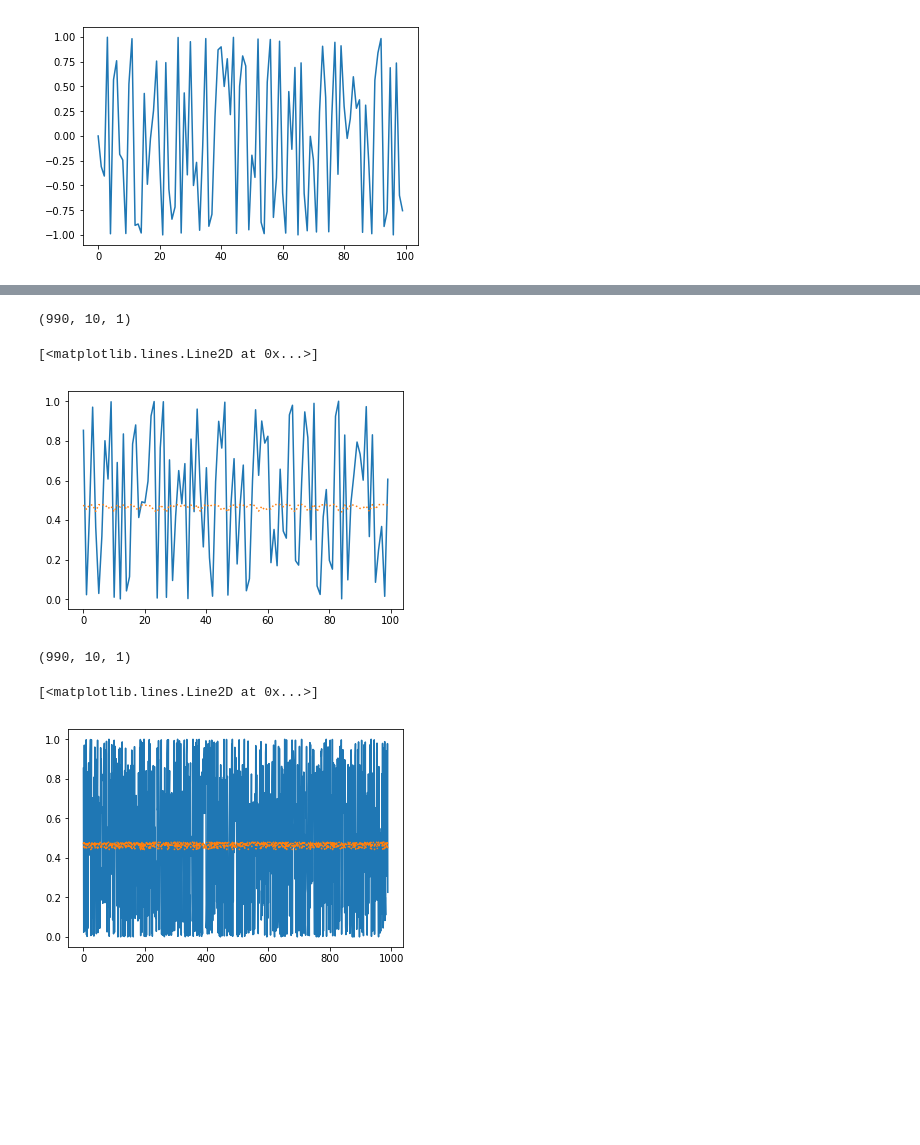
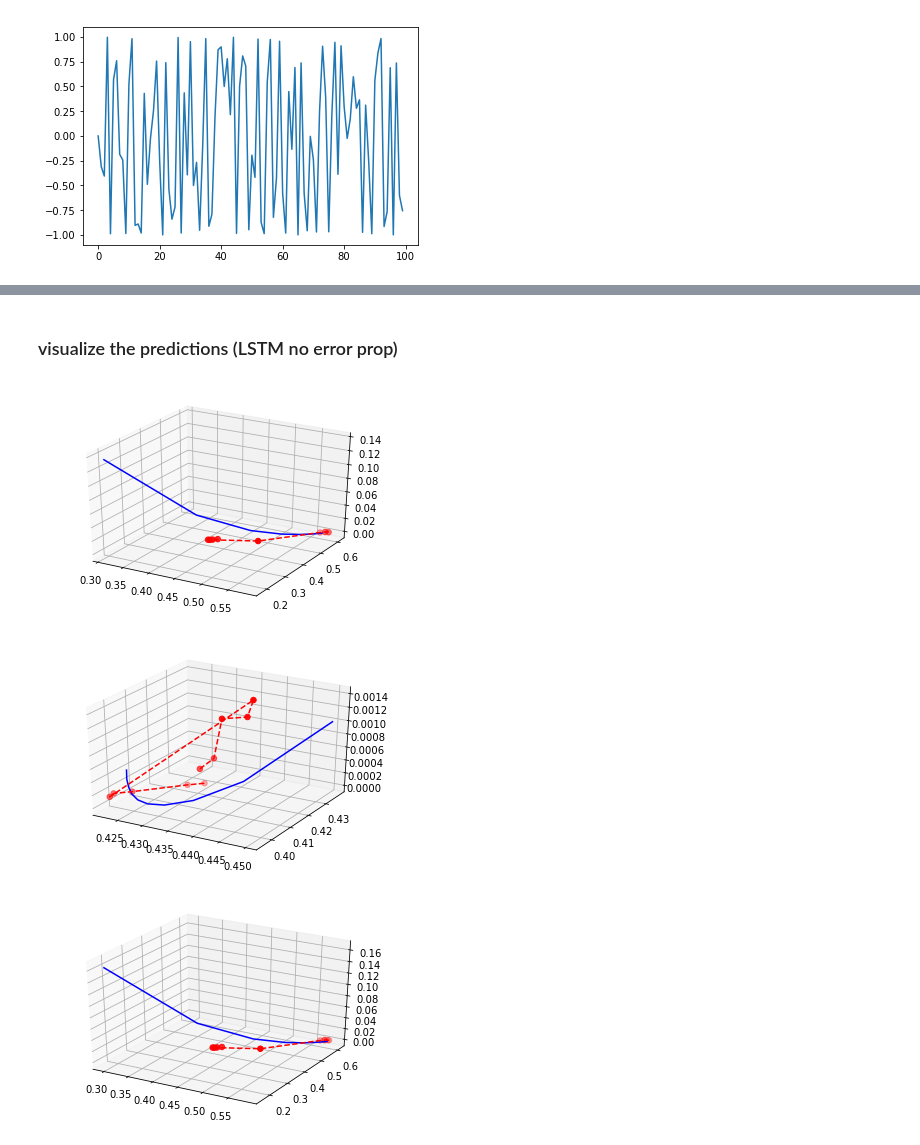
Before and after one commit to yuqirose/TensorRNN, a Jupyter notebook: experiments/test_rnn.ipynb, the cells around one changed output, grey strips where cells are left out. Saved outputs shown, nothing was run; the diff lists cells and outputs as text; code cells hidden in the pictures; blank space fills up the shorter version.

```diff
--- a/experiments/test_rnn.ipynb
+++ b/experiments/test_rnn.ipynb
@@ -188,26 +220,24 @@ Testing Loss: 0.117078
-# %%
-%matplotlib inline
-import matplotlib.pyplot as plt
-
-y_pred = vals["pred"]
-y_true = vals["true"]
-print((y_pred.shape))
-plt.plot(y_true[:100,0,:],'-')
-plt.plot(y_pred[:100,0,:],':')
-# %% [output]
-(990, 10, 1)
-[<matplotlib.lines.Line2D at 0x...>]
-[figure, removed]
-# %%
-%matplotlib inline
-import matplotlib.pyplot as plt
-
-y_pred = vals["pred"]
-y_true = vals["true"]
-print((y_pred.shape))
-plt.plot(y_true[:,0,:],'-')
-plt.plot(y_pred[:,0,:],':')
-# %% [output]
-(990, 10, 1)
-[<matplotlib.lines.Line2D at 0x...>]
-[figure, removed]
+# %% [markdown]
+### visualize the predictions (LSTM no error prop)
+# %%
+%matplotlib inline
+import matplotlib.pyplot as plt
+from mpl_toolkits.mplot3d import Axes3D
+
+
+def plot_sample(pred, true, sample_id):
+    fig = plt.figure()
+    ax = fig.gca(projection='3d')
+    ax.plot(true[sample_id, :,0], true[sample_id,:,1], true[sample_id, :,2], 'b')
+    ax.scatter(pred[sample_id,:,0], pred[sample_id, :,1], pred[sample_id, :,2], c='r', s=30)
+    ax.plot(pred[sample_id, :,0], pred[sample_id,:,1], pred[sample_id, :,2], 'r--')
+
+pred = test_vals['pred']
+true = test_vals['true']
+plot_sample(pred, true,3)
+plot_sample(pred, true,6)
+plot_sample(pred, true,10)
+# %% [output]
+[figure, added]
+[figure, added]
+[figure, added]
```
Also changed, not shown: parts of 6 cells of this notebook, 9 other files.
